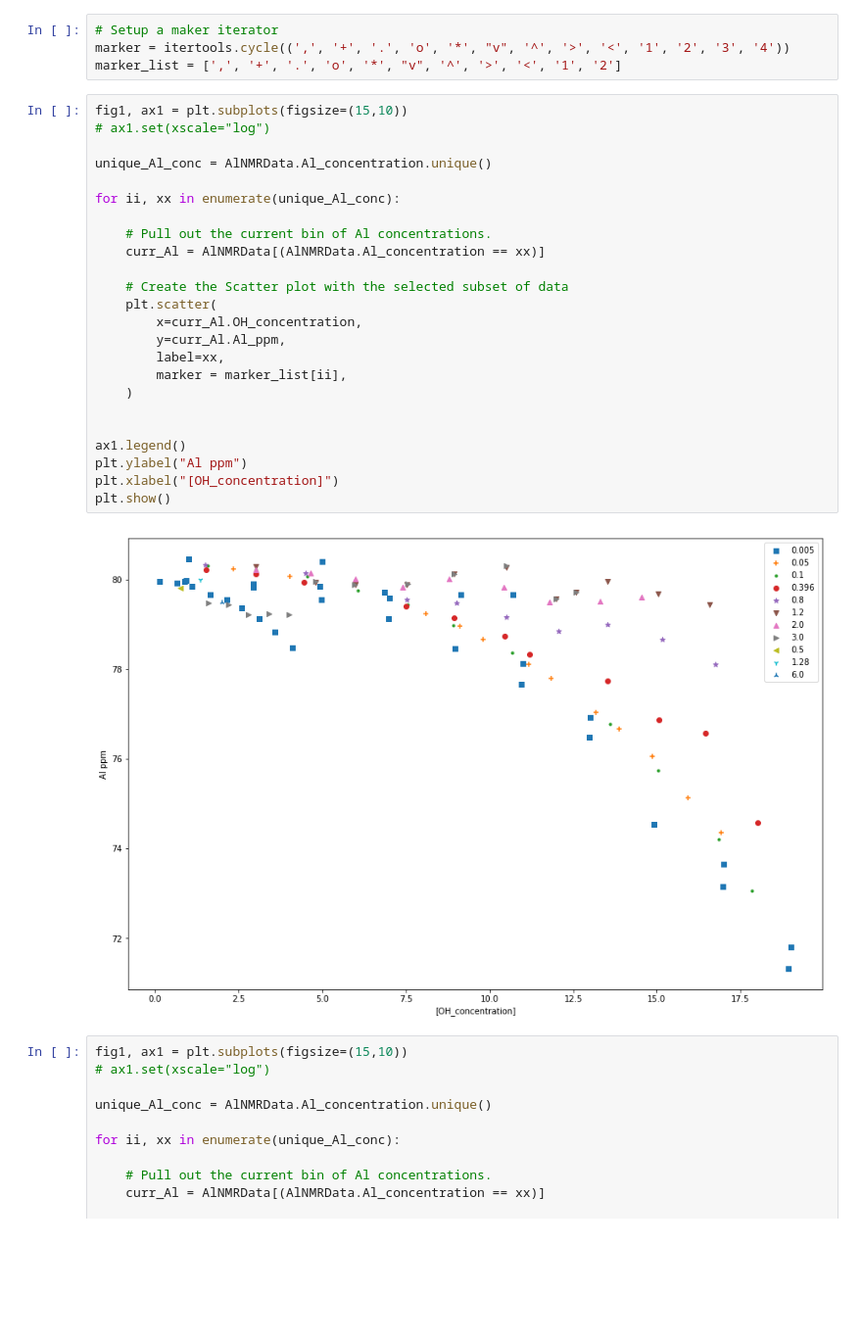
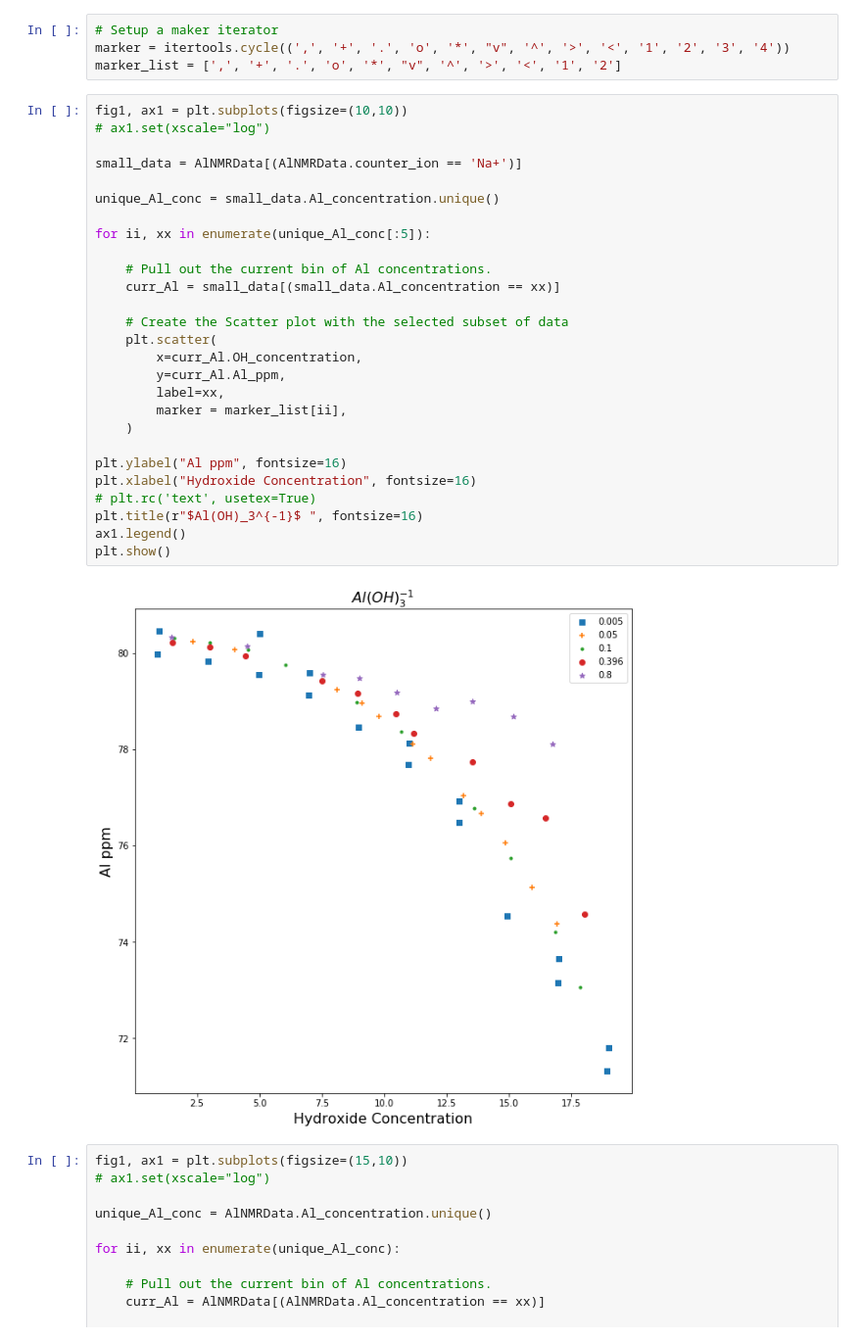
Before and after one commit to biggstd/pyluminate, a Jupyter notebook: notebooks/Al Review Figures.ipynb, the cells around one changed output. Shown: that part at 98% size. Cells and saved outputs as stored; diff of their text form; blank space fills up the shorter version.

Commit message:
figure changes

```diff
--- a/notebooks/Al Review Figures.ipynb
+++ b/notebooks/Al Review Figures.ipynb
@@ -71,31 +119,34 @@ print(len(AlNMRData.Al_concentration.unique()))
 marker = itertools.cycle((',', '+', '.', 'o', '*', "v", '^', '>', '<', '1', '2', '3', '4'))
 marker_list = [',', '+', '.', 'o', '*', "v", '^', '>', '<', '1', '2']
 # %%
-fig1, ax1 = plt.subplots(figsize=(15,10))
+fig1, ax1 = plt.subplots(figsize=(10,10))
 # ax1.set(xscale="log")
 
-unique_Al_conc = AlNMRData.Al_concentration.unique()
+small_data = AlNMRData[(AlNMRData.counter_ion == 'Na+')]
 
-for ii, xx in enumerate(unique_Al_conc):
+unique_Al_conc = small_data.Al_concentration.unique()
+
+for ii, xx in enumerate(unique_Al_conc[:5]):
 
     # Pull out the current bin of Al concentrations.
-    curr_Al = AlNMRData[(AlNMRData.Al_concentration == xx)]
+    curr_Al = small_data[(small_data.Al_concentration == xx)]
 
     # Create the Scatter plot with the selected subset of data
     plt.scatter(
         x=curr_Al.OH_concentration,
         y=curr_Al.Al_ppm,
         label=xx,
         marker = marker_list[ii],
     )
 
-
+plt.ylabel("Al ppm", fontsize=16)
+plt.xlabel("Hydroxide Concentration", fontsize=16)
+# plt.rc('text', usetex=True)
+plt.title(r"$Al(OH)_3^{-1}$ ", fontsize=16)
 ax1.legend()
-plt.ylabel("Al ppm")
-plt.xlabel("[OH_concentration]")
 plt.show()
 # %% [output]
-[figure, old version]
+[figure, new version]
 # %%
 fig1, ax1 = plt.subplots(figsize=(15,10))
 # ax1.set(xscale="log")
```
Also changed, not shown: parts of 17 cells of this notebook.
